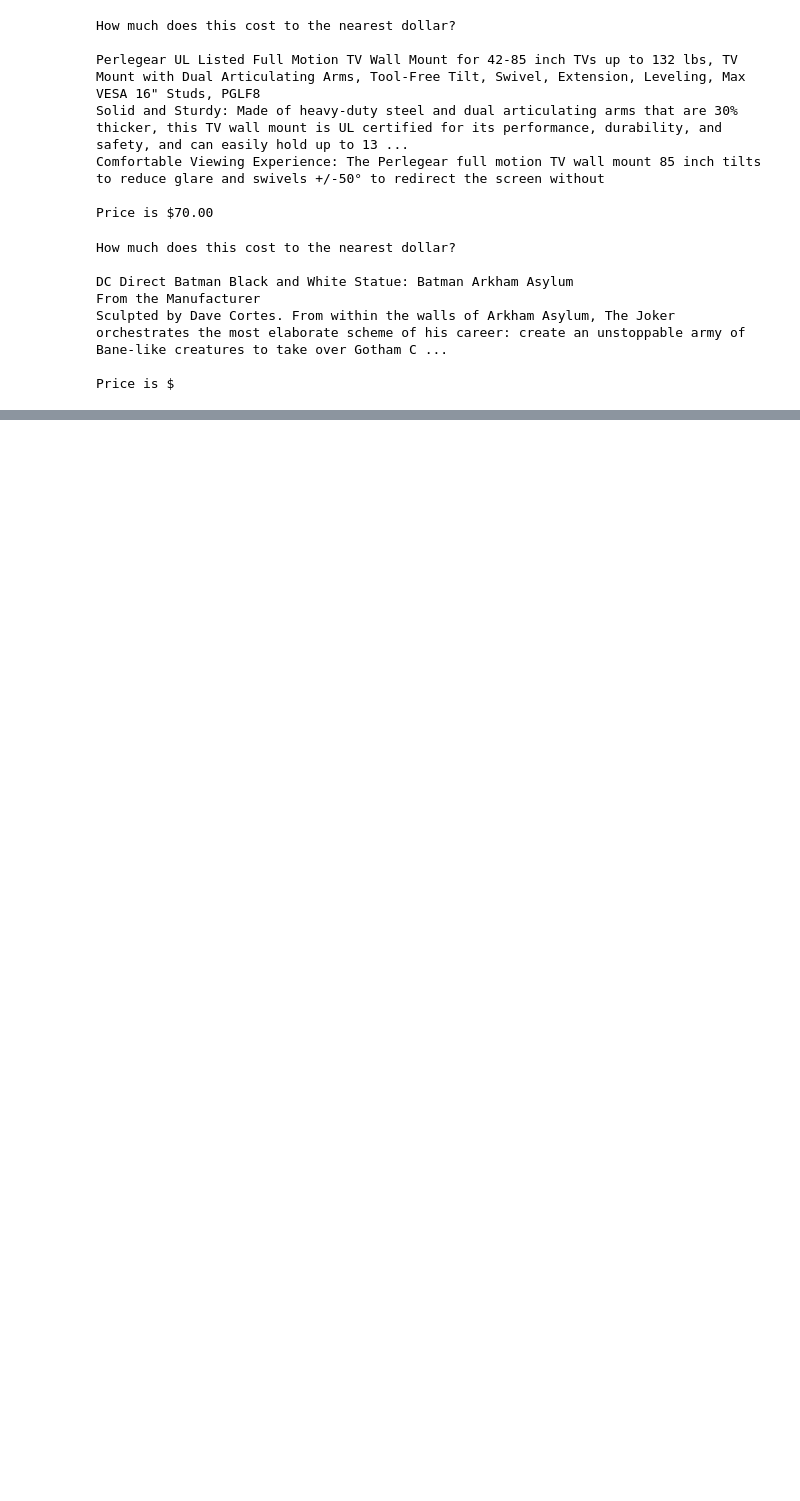
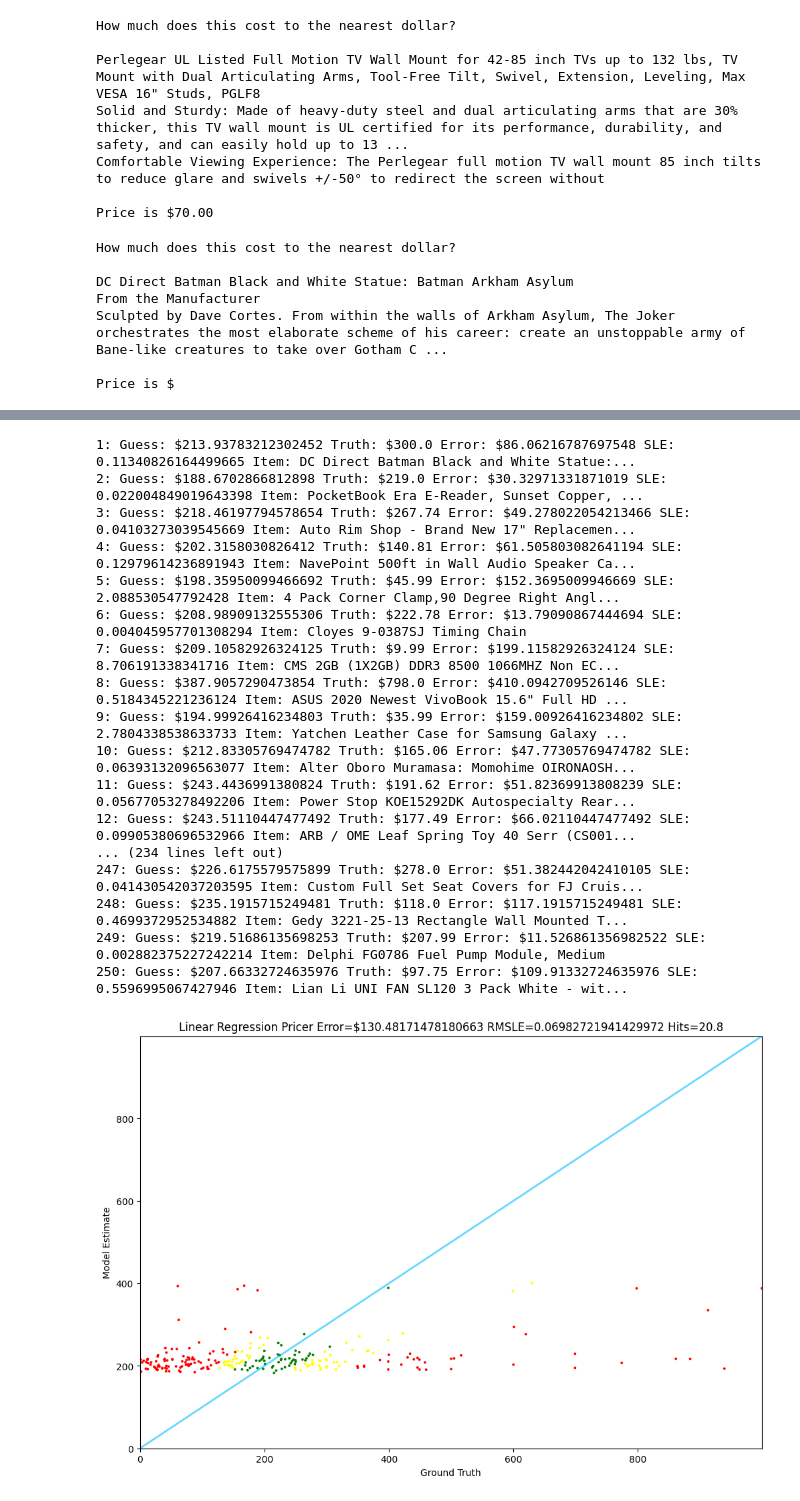
Before and after one commit to zeus2x7/Pricer, a Jupyter notebook: Results/BaseLineModels.ipynb, the cells around one changed output, grey strips where cells are left out. Cells and saved outputs as stored; diff of their text form; code cells hidden in the pictures; blank space fills up the shorter version.

```diff
--- a/Results/BaseLineModels.ipynb
+++ b/Results/BaseLineModels.ipynb
@@ -68,0 +251,5 @@ TypeError: Tester.test() got an unexpected keyword argument 'data'
+# %%
+TOP_ELECTRONICS_BRANDS =["hp", "dell", "lenovo", "samsung", "asus", "sony", "canon" , "apple", "intel"]
+def is_top_electronics_brand(item):
+    brand = item.features.get("Brand")
+    return brand and brand.lower() in TOP_ELECTRONICS_BRANDS
@@ -68,0 +276,33 @@ TypeError: Tester.test() got an unexpected keyword argument 'data'
+# %%
+def list_to_dataframe(items):
+    featues = [get_features(item) for item in items]
+    df = pd.DataFrame(featues)
+    df['price'] = [item.price for item in items]
+    return df
+
+train_df = list_to_dataframe(train)
+test_df = list_to_dataframe(test[:300])
+# %%
+#Linear Regression
+np.random.seed(42)
+
+feature_columns = [col for col in train_df.columns if col != 'price']
+X_train = train_df[feature_columns]
+y_train = train_df['price']
+X_test = test_df[feature_columns]
+y_test = test_df['price']
+
+model = LinearRegression()
+model.fit(X_train, y_train)
+
+for feature, coef in  zip(feature_columns, model.coef_):
+    print(f"{feature}: {coef}")
+
+print(f"intercept: {model.intercept_}")
+
+y_pred = model.predict(X_test)
+mse = mean_squared_error(y_test, y_pred)
+r2 = r2_score(y_test, y_pred)
+
+print(f"Mean Squared Error: {mse}")
+print(f"R-squared Score: {r2}")
@@ -68,0 +317,26 @@ TypeError: Tester.test() got an unexpected keyword argument 'data'
+# %%
+def linear_regression_pricer(item):
+    features= get_features(item)
+    features_df  = pd.DataFrame([features])
+    return model.predict(features_df)[0]
+# %%
+Tester.test(linear_regression_pricer, data=test)
+# %% [output]
+1: Guess: $213.93783212302452 Truth: $300.0 Error: $86.06216787697548 SLE: 0.11340826164499665 Item: DC Direct Batman Black and White Statue:...
+2: Guess: $188.6702866812898 Truth: $219.0 Error: $30.32971331871019 SLE: 0.022004849019643398 Item: PocketBook Era E-Reader, Sunset Copper, ...
+3: Guess: $218.46197794578654 Truth: $267.74 Error: $49.278022054213466 SLE: 0.04103273039545669 Item: Auto Rim Shop - Brand New 17" Replacemen...
+4: Guess: $202.3158030826412 Truth: $140.81 Error: $61.505803082641194 SLE: 0.12979614236891943 Item: NavePoint 500ft in Wall Audio Speaker Ca...
+5: Guess: $198.35950099466692 Truth: $45.99 Error: $152.3695009946669 SLE: 2.088530547792428 Item: 4 Pack Corner Clamp,90 Degree Right Angl...
+6: Guess: $208.98909132555306 Truth: $222.78 Error: $13.79090867444694 SLE: 0.004045957701308294 Item: Cloyes 9-0387SJ Timing Chain
+7: Guess: $209.10582926324125 Truth: $9.99 Error: $199.11582926324124 SLE: 8.706191338341716 Item: CMS 2GB (1X2GB) DDR3 8500 1066MHZ Non EC...
+8: Guess: $387.9057290473854 Truth: $798.0 Error: $410.0942709526146 SLE: 0.5184345221236124 Item: ASUS 2020 Newest VivoBook 15.6" Full HD ...
+9: Guess: $194.99926416234803 Truth: $35.99 Error: $159.00926416234802 SLE: 2.7804338538633733 Item: Yatchen Leather Case for Samsung Galaxy ...
+10: Guess: $212.83305769474782 Truth: $165.06 Error: $47.77305769474782 SLE: 0.06393132096563077 Item: Alter Oboro Muramasa: Momohime OIRONAOSH...
+11: Guess: $243.4436991380824 Truth: $191.62 Error: $51.82369913808239 SLE: 0.05677053278492206 Item: Power Stop KOE15292DK Autospecialty Rear...
+12: Guess: $243.51110447477492 Truth: $177.49 Error: $66.02110447477492 SLE: 0.09905380696532966 Item: ARB / OME Leaf Spring Toy 40 Serr (CS001...
+... (234 lines left out)
+247: Guess: $226.6175579575899 Truth: $278.0 Error: $51.382442042410105 SLE: 0.041430542037203595 Item: Custom Full Set Seat Covers for FJ Cruis...
+248: Guess: $235.1915715249481 Truth: $118.0 Error: $117.1915715249481 SLE: 0.4699372952534882 Item: Gedy 3221-25-13 Rectangle Wall Mounted T...
+249: Guess: $219.51686135698253 Truth: $207.99 Error: $11.526861356982522 SLE: 0.002882375227242214 Item: Delphi FG0786 Fuel Pump Module, Medium
+250: Guess: $207.66332724635976 Truth: $97.75 Error: $109.91332724635976 SLE: 0.5596995067427946 Item: Lian Li UNI FAN SL120 3 Pack White - wit...
+[figure, added]
```
Also changed, not shown: parts of 45 cells of this notebook.
